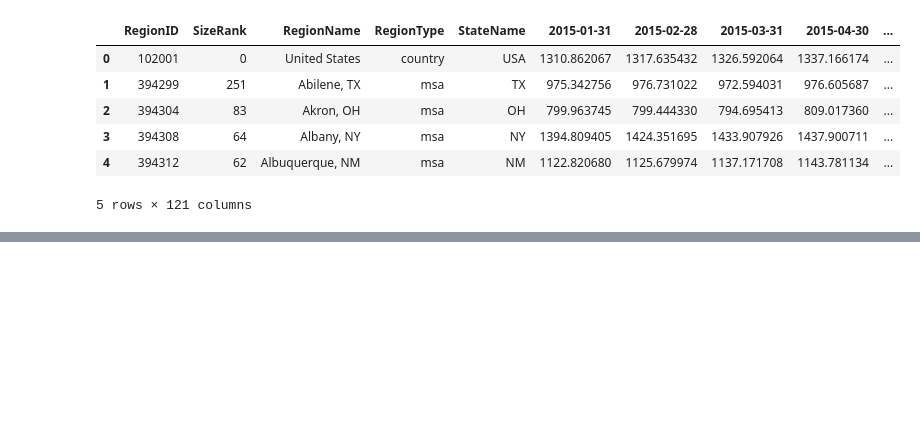
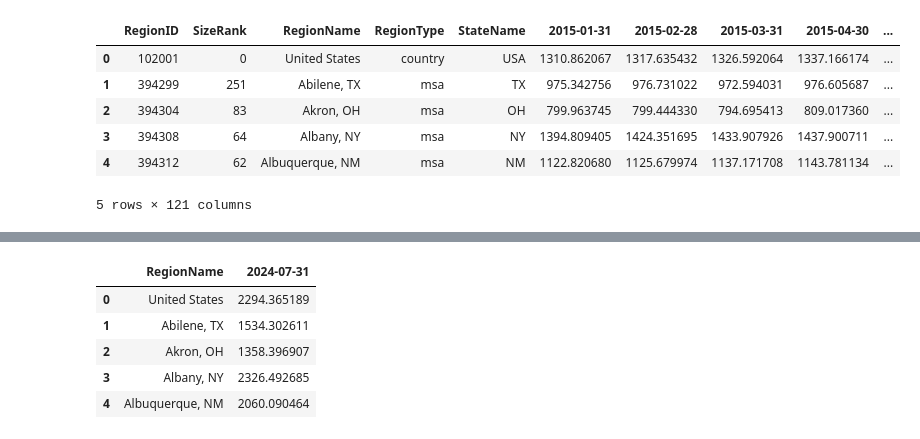
Before and after one commit to elgnol/RealEstate_Project_3, a Jupyter notebook: Analysis/Data_analysis_tatyana.ipynb, the cells around one changed output, grey strips where cells are left out. Saved outputs shown, nothing was run; the diff lists cells and outputs as text; code cells hidden in the pictures; blank space fills up the shorter version.

```diff
--- a/Analysis/Data_analysis_tatyana.ipynb
+++ b/Analysis/Data_analysis_tatyana.ipynb
@@ -244,0 +257,10 @@ rental_df.to_json('rental_df.json', orient='records', indent=4)
+# %%
+rental_heat_df = rental_df[["RegionName", "2024-07-31"]]
+rental_heat_df.head()
+# %% [output]
+|  | RegionName | 2024-07-31 |
+| 0 | United States | 2294.365189 |
+| 1 | Abilene, TX | 1534.302611 |
+| 2 | Akron, OH | 1358.396907 |
+| 3 | Albany, NY | 2326.492685 |
+| 4 | Albuquerque, NM | 2060.090464 |
```
Also changed, not shown: parts of 4 cells of this notebook, 2 other files.
